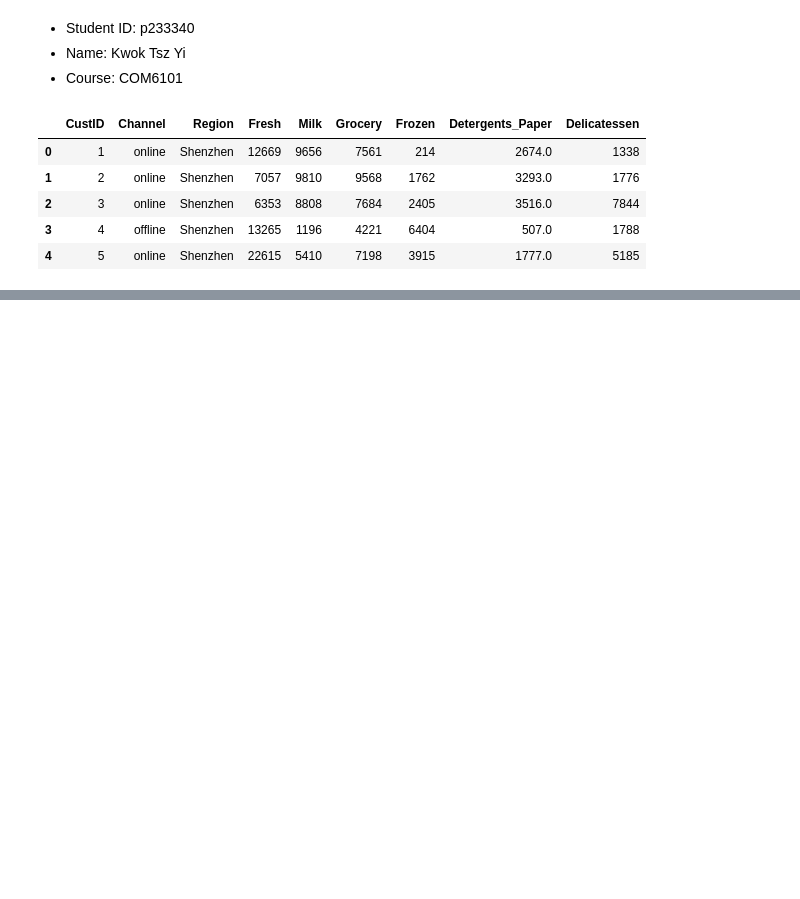
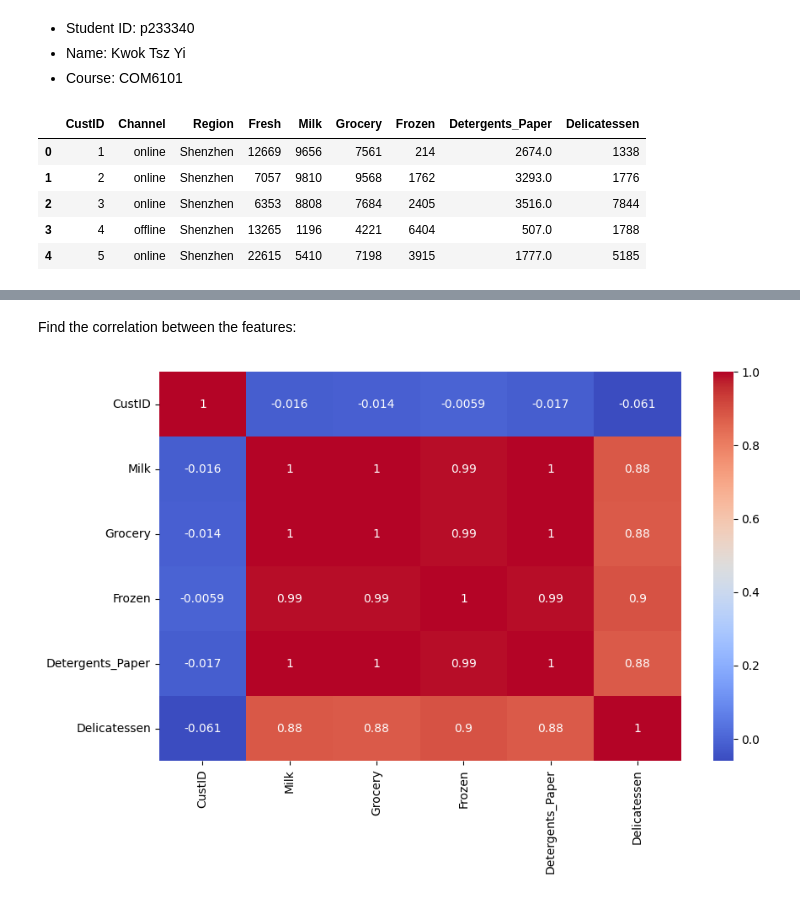
Before and after one commit to bkty1122/bkty1122, a Jupyter notebook: master-school-project/COM6101-Ass-1/Q2_p233340.ipynb, the cells around one changed output, grey strips where cells are left out. Drawn from its saved outputs; the diff is of its cells as text; code cells hidden in the pictures; blank space fills up the shorter version.

```diff
--- a/master-school-project/COM6101-Ass-1/Q2_p233340.ipynb
+++ b/master-school-project/COM6101-Ass-1/Q2_p233340.ipynb
@@ -18,0 +60,4 @@ df.head()
+# %%
+median_detergents_paper = df['Detergents_Paper'].median()
+df['Detergents_Paper'] = df['Detergents_Paper'].fillna(median_detergents_paper)
+df.isnull().sum() # check if the missing values are filled
@@ -18,0 +75,11 @@ df.head()
+# %% [markdown]
+Find the correlation between the features:
+# %%
+# generate a heatmap to check the correlation between the features
+import seaborn as sns
+import matplotlib.pyplot as plt
+plt.figure(figsize=(10, 6))
+sns.heatmap(df.corr(numeric_only=True), annot=True, cmap='coolwarm')
+plt.show()
+# %% [output]
+[figure, added]
```
Also changed, not shown: parts of 13 cells of this notebook, 2 other files.
